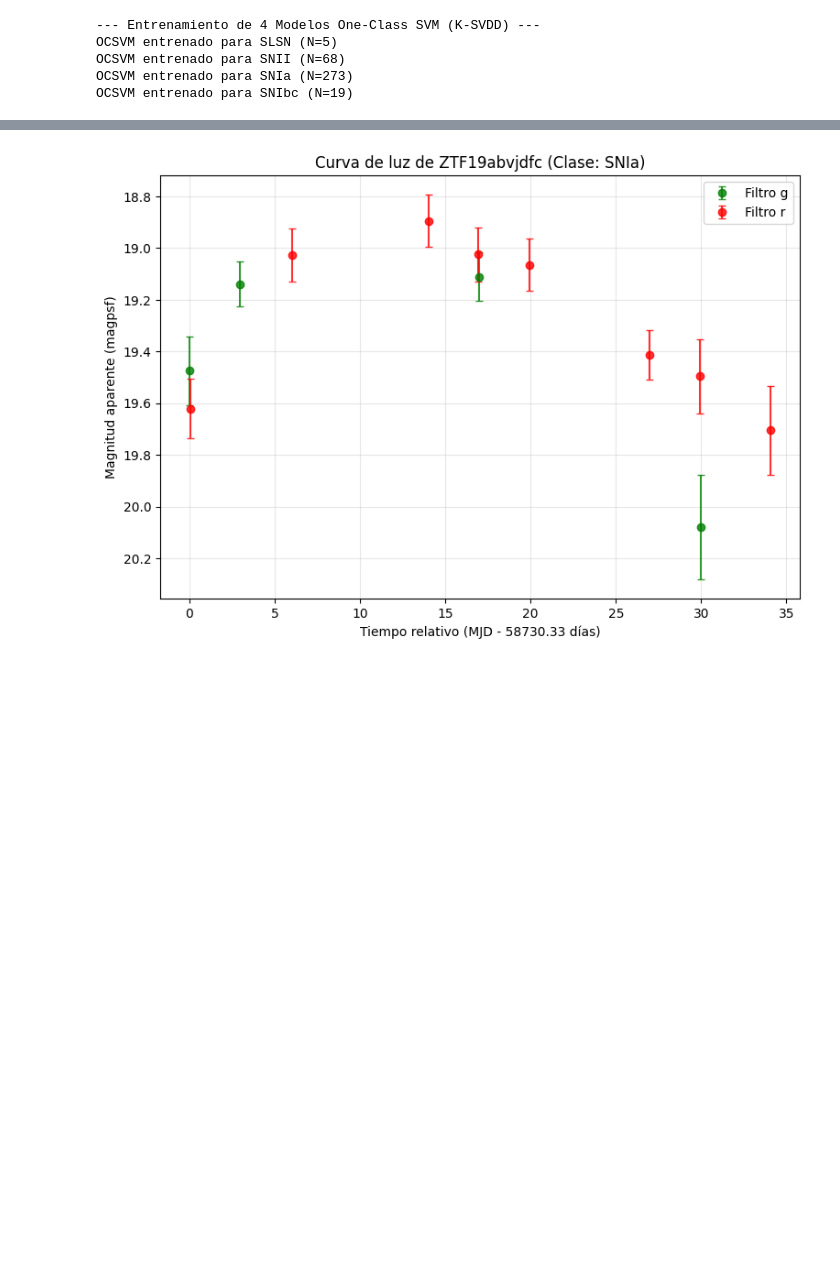
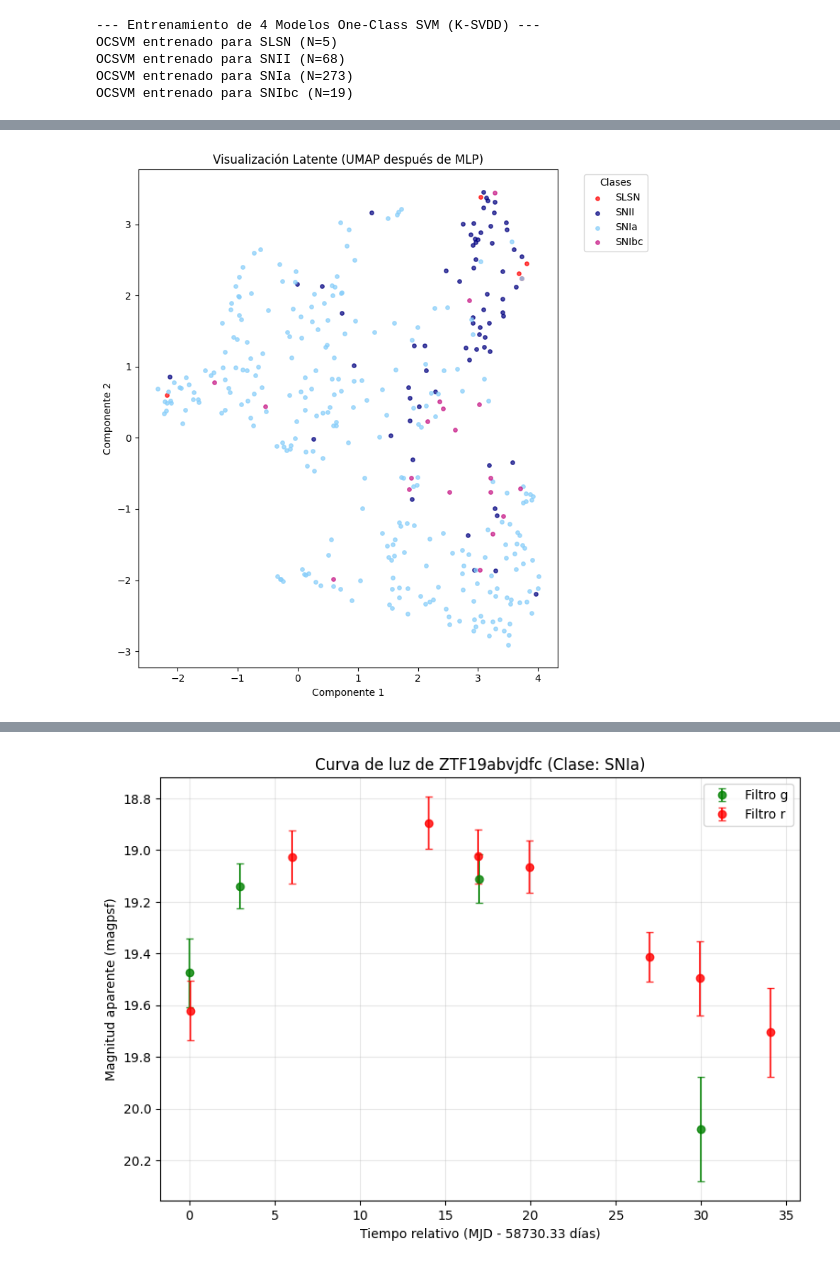
Before and after one commit to 742983492/Clasificacion-de-supernovas-de-ALeRCE, a Jupyter notebook: Red_MLP.ipynb, the cells around one changed output, grey strips where cells are left out. Cells and saved outputs as stored; diff of their text form; code cells hidden in the pictures; blank space fills up the shorter version.

```diff
--- a/Red_MLP.ipynb
+++ b/Red_MLP.ipynb
@@ -422,0 +476,11 @@ OCSVM entrenado para SNIbc (N=19)
+# %%
+# 2. DESPUÉS DE LA MLP
+plot_latent_space(
+    Z_2D_umap,
+    y_latent,
+    'Visualización Latente (UMAP después de MLP)',
+    class_names_sn,
+    custom_colors=custom_colors  # Agrega este parámetro
+)
+# %% [output]
+[figure, added]
```
Also changed, not shown: parts of 18 cells of this notebook.
